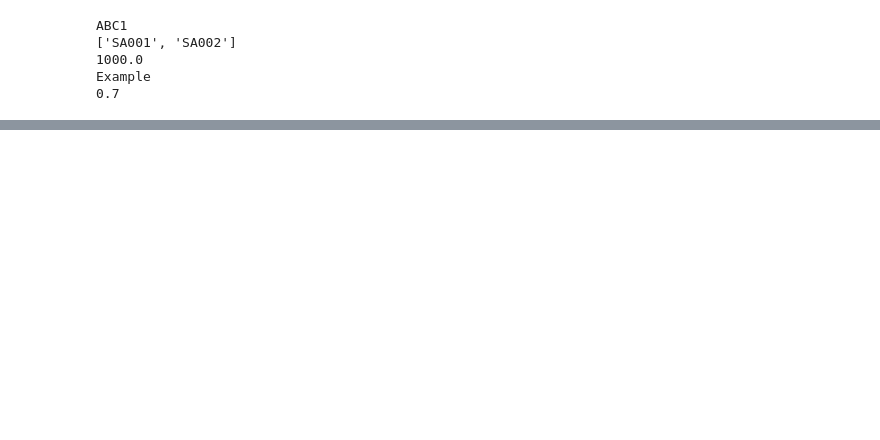
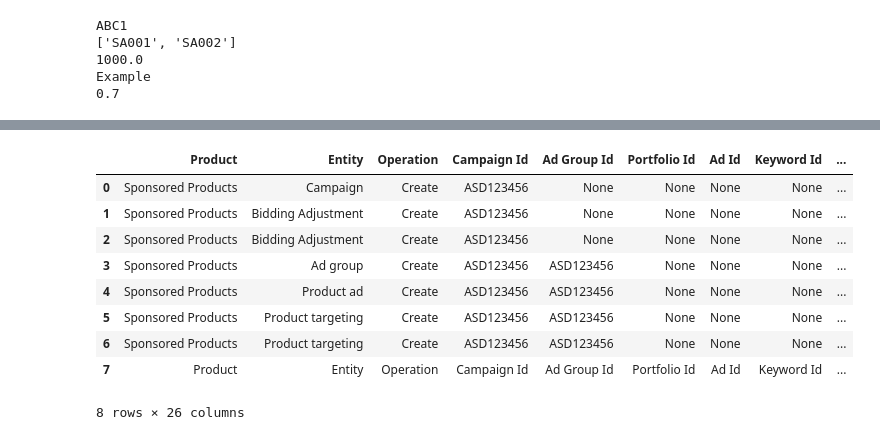
Before and after one commit to KDool/Ads-aws-excel, a Jupyter notebook: Code/setup.ipynb, the cells around one changed output, grey strips where cells are left out. Drawn from its saved outputs; the diff is of its cells as text; code cells hidden in the pictures; blank space fills up the shorter version.

```diff
--- a/Code/setup.ipynb
+++ b/Code/setup.ipynb
@@ -168 +170,4 @@ output_df
 7 rows × 26 columns
+# %%
+output_asin_df = createDataFrame_asin(cam_id='ASD123456',asin_list=['Khai1','Khai2'],budget=2.9,productName='Newspaper',bid=0.6,billing_strategy='Fixed_bid')
+output_asin_df
@@ -169,3 +184,19 @@ output_df
+# %%
+# output_asin_df = output_asin_df.append(columns)
+output_asin_df.loc[len(output_asin_df)] = output_asin_df.columns.to_list()
+# %%
+output_asin_df
+# %% [output]
+|  | Product | Entity | Operation | Campaign Id | Ad Group Id | Portfolio Id | Ad Id | Keyword Id | ... |
+| 0 | Sponsored Products | Campaign | Create | ASD123456 | None | None | None | None | ... |
+| 1 | Sponsored Products | Bidding Adjustment | Create | ASD123456 | None | None | None | None | ... |
+| 2 | Sponsored Products | Bidding Adjustment | Create | ASD123456 | None | None | None | None | ... |
+| 3 | Sponsored Products | Ad group | Create | ASD123456 | ASD123456 | None | None | None | ... |
+| 4 | Sponsored Products | Product ad | Create | ASD123456 | ASD123456 | None | None | None | ... |
+| 5 | Sponsored Products | Product targeting | Create | ASD123456 | ASD123456 | None | None | None | ... |
+| 6 | Sponsored Products | Product targeting | Create | ASD123456 | ASD123456 | None | None | None | ... |
+| 7 | Product | Entity | Operation | Campaign Id | Ad Group Id | Portfolio Id | Ad Id | Keyword Id | ... |
+8 rows × 26 columns
 # %%
 # df.to_excel('myexcel.xlsx',sheet_name='Sheet1',engine='xlsxwriter')
 writer = pd.ExcelWriter("dataframe2.xlsx", engine='xlsxwriter')
```
Also changed, not shown: parts of 5 cells of this notebook, 2 other files.
